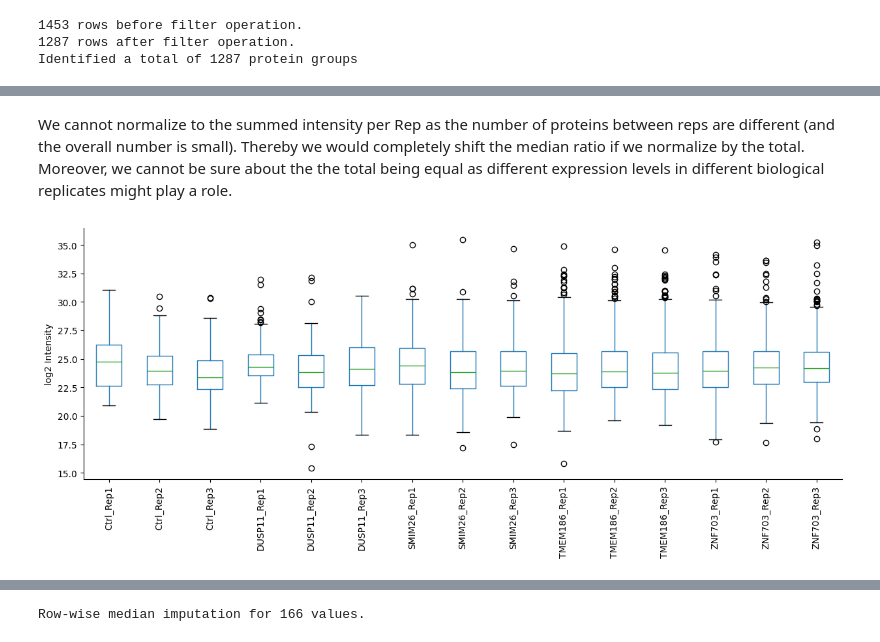
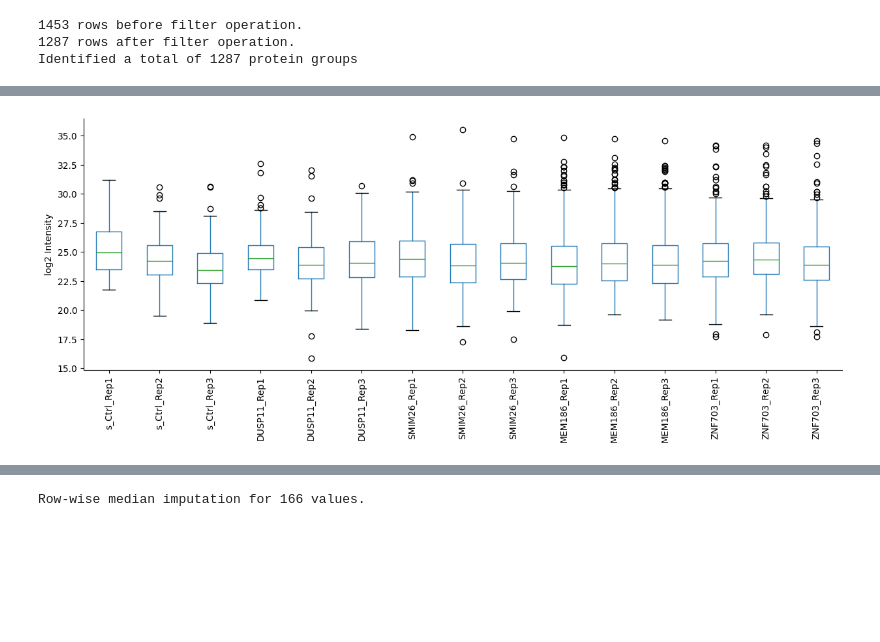
Before and after one commit to aretaon/silencing-mito-genes-analysis, a Jupyter notebook: ZNF703_DUSP11_SMIM26/analysis.ipynb, the cells around one changed output, grey strips where cells are left out. Drawn from its saved outputs; the diff is of its cells as text; code cells hidden in the pictures; blank space fills up the shorter version.

```diff
--- a/ZNF703_DUSP11_SMIM26/analysis.ipynb
+++ b/ZNF703_DUSP11_SMIM26/analysis.ipynb
@@ -130,17 +88,16 @@ for exp in ["Ctrl", "DUSP11", "SMIM26", "TMEM186", "ZNF703"]:
-# %% [markdown]
-We cannot normalize to the summed intensity per Rep as the number of proteins between reps are different (and the overall number is small). Thereby we would completely shift the median ratio if we normalize by the total. Moreover, we cannot be sure about the the total being equal as different expression levels in different biological replicates might play a role.
-# %%
-cols_to_plot = pg.filter(regex="sum_norm_intens").columns.tolist()
-
-vis.boxplot(
-    pg,
-    cols_to_plot,
-    labels=[x[16:] for x in cols_to_plot],
-)
-plt.xticks(rotation=90)
-plt.ylabel("log2 Intensity")
-plt.show()
-# %% [output]
-[figure, removed]
+# %%
+vsn_norm_cols = pg.filter(regex="normalized").columns.tolist()
+
+vis.boxplot(
+    pg,
+    vsn_norm_cols,
+    labels=[x[-22:-11] for x in vsn_norm_cols],
+)
+plt.xticks(rotation=90)
+plt.ylabel("log2 Intensity")
+plt.savefig(f"PR100_box_vsn_3reps.pdf", dpi=300)
+plt.show()
+# %% [output]
+[figure, new version]
 # %%
 for exp in ["DUSP11", "SMIM26", "TMEM186", "ZNF703"]:
```
Also changed, not shown: parts of 28 cells of this notebook, 14 other files.
